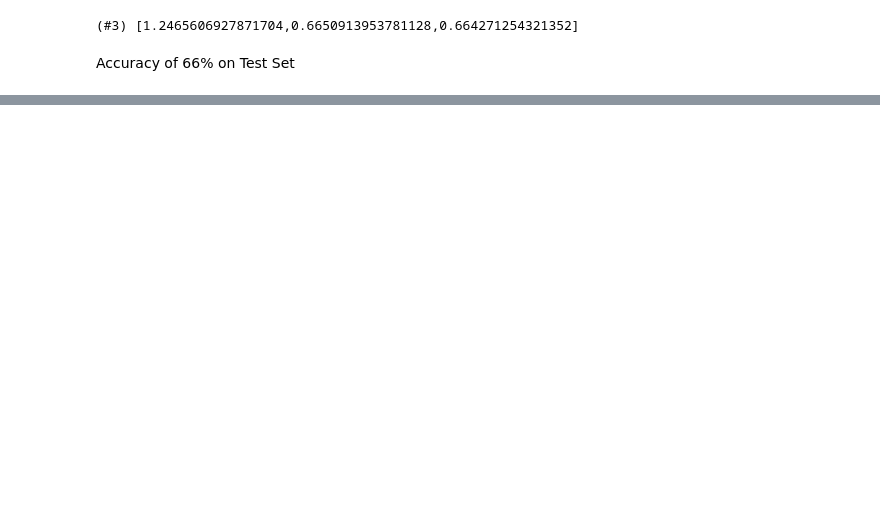
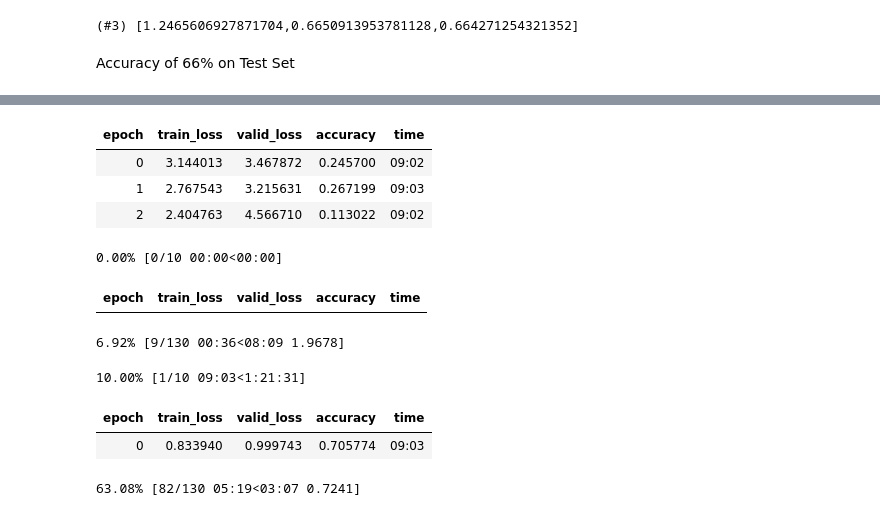
Before and after one commit to EmaTran/CSIS3290_GroupProject, a Jupyter notebook: FinalProject/car_classifier.ipynb, the cells around one changed output, grey strips where cells are left out. Saved outputs shown, nothing was run; the diff lists cells and outputs as text; code cells hidden in the pictures; blank space fills up the shorter version.

```diff
--- a/FinalProject/car_classifier.ipynb
+++ b/FinalProject/car_classifier.ipynb
@@ -510,0 +480,14 @@ t_cars.summary(test_path)
+# %%
+learn.fine_tune(10, 1e-3, freeze_epochs=3)
+# %% [output]
+| epoch | train_loss | valid_loss | accuracy | time |
+| 0 | 3.144013 | 3.467872 | 0.245700 | 09:02 |
+| 1 | 2.767543 | 3.215631 | 0.267199 | 09:03 |
+| 2 | 2.404763 | 4.566710 | 0.113022 | 09:02 |
+0.00% [0/10 00:00<00:00]
+| epoch | train_loss | valid_loss | accuracy | time |
+6.92% [9/130 00:36<08:09 1.9678]
+10.00% [1/10 09:03<1:21:31]
+| epoch | train_loss | valid_loss | accuracy | time |
+| 0 | 0.833940 | 0.999743 | 0.705774 | 09:03 |
+63.08% [82/130 05:19<03:07 0.7241]
```
Also changed, not shown: parts of 29 cells of this notebook.
